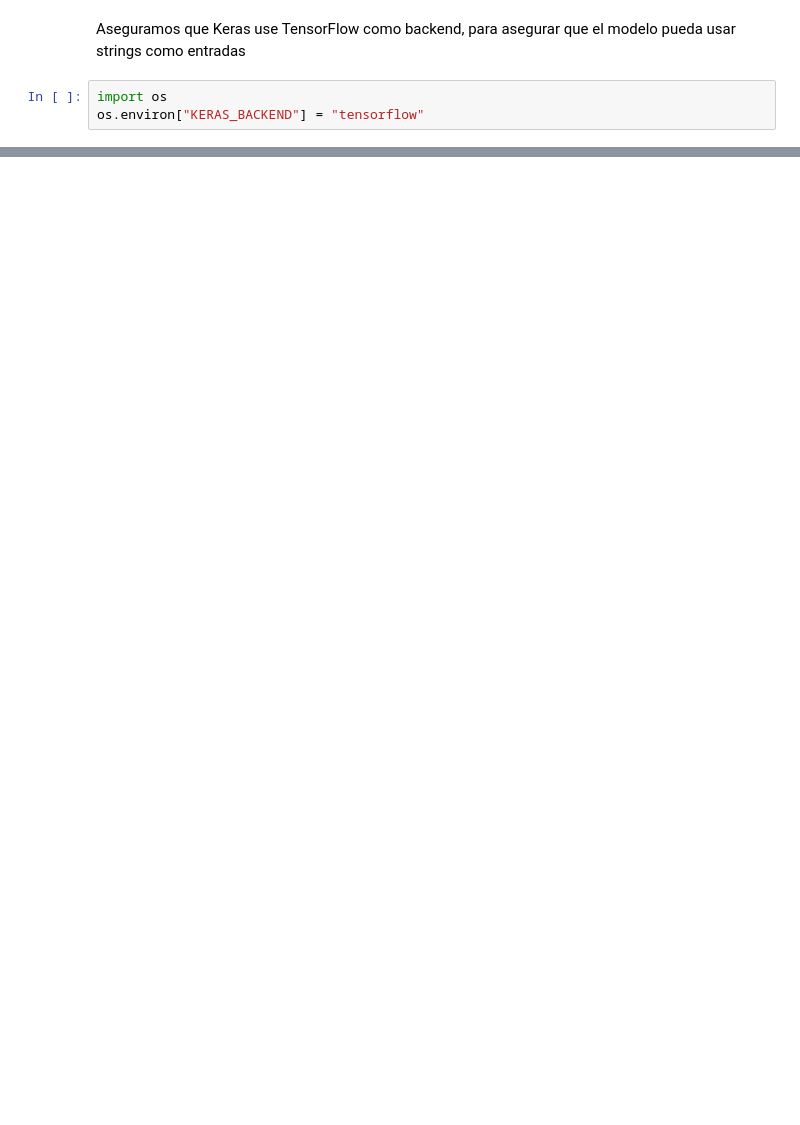
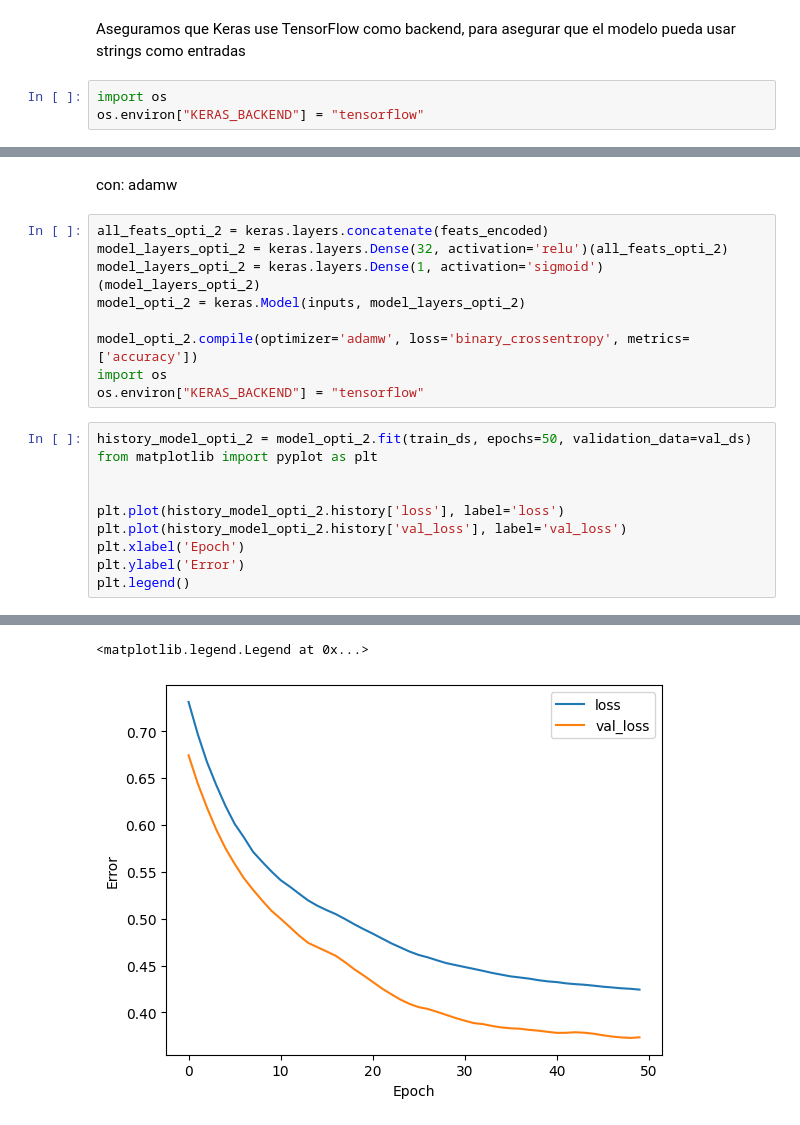
Before and after one commit to Marti820/T6, a Jupyter notebook: Taller 6 Redes Neuronales.ipynb, the cells around one changed output, grey strips where cells are left out. Cells and saved outputs as stored; diff of their text form; blank space fills up the shorter version.

```diff
--- a/Taller 6 Redes Neuronales.ipynb
+++ b/Taller 6 Redes Neuronales.ipynb
@@ -583,0 +1231,22 @@ plt.show()
+# %% [markdown]
+con: adamw
+# %%
+all_feats_opti_2 = keras.layers.concatenate(feats_encoded)
+model_layers_opti_2 = keras.layers.Dense(32, activation='relu')(all_feats_opti_2)
+model_layers_opti_2 = keras.layers.Dense(1, activation='sigmoid')(model_layers_opti_2)
+model_opti_2 = keras.Model(inputs, model_layers_opti_2)
+
+model_opti_2.compile(optimizer='adamw', loss='binary_crossentropy', metrics=['accuracy'])
+import os
+os.environ["KERAS_BACKEND"] = "tensorflow"
+# %%
+history_model_opti_2 = model_opti_2.fit(train_ds, epochs=50, validation_data=val_ds)
+from matplotlib import pyplot as plt
+
+
+plt.plot(history_model_opti_2.history['loss'], label='loss')
+plt.plot(history_model_opti_2.history['val_loss'], label='val_loss')
+plt.xlabel('Epoch')
+plt.ylabel('Error')
+plt.legend()
+# %% [output]
@@ -583,0 +1270,2 @@ plt.show()
+<matplotlib.legend.Legend at 0x...>
+[figure, added]
```
Also changed, not shown: parts of 93 cells of this notebook.
